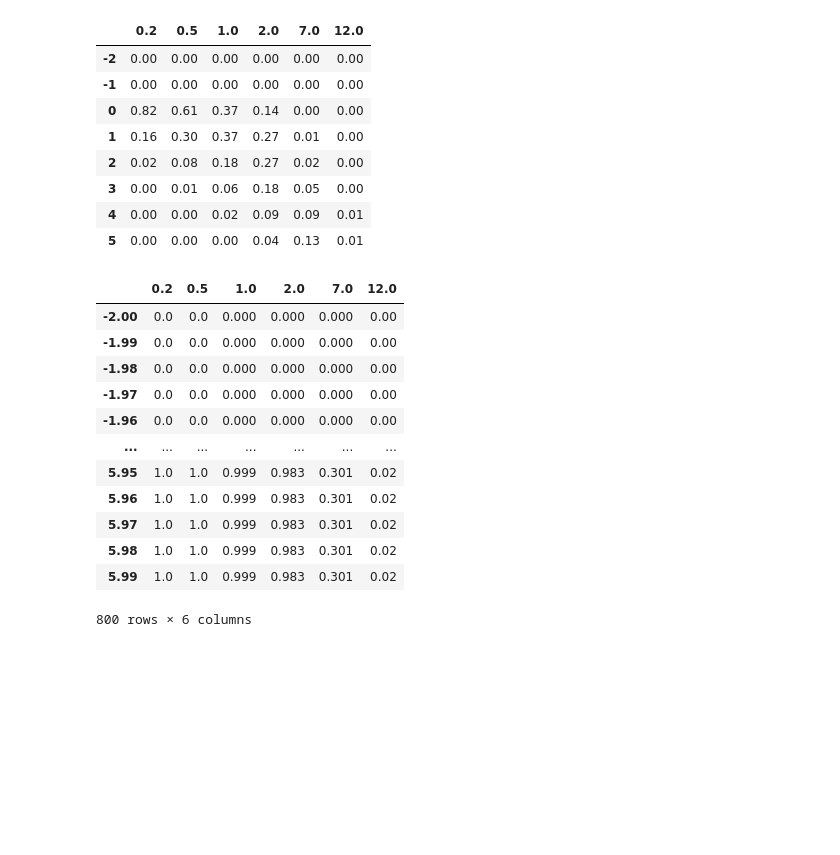
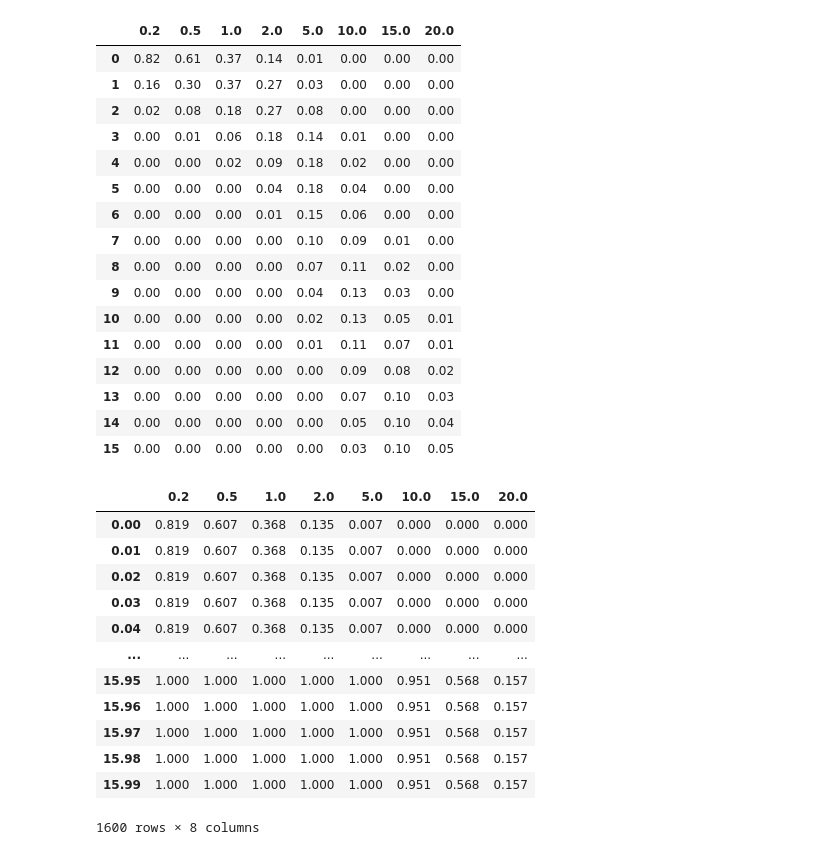
Before and after one commit to katewall/medium_tutorials, a Jupyter notebook: 220219_Medium_PoissonDistribution.ipynb, the cells around one changed output. Cells and saved outputs as stored; diff of their text form; code cells hidden in the pictures; blank space fills up the shorter version.

```diff
--- a/220219_Medium_PoissonDistribution.ipynb
+++ b/220219_Medium_PoissonDistribution.ipynb
@@ -9,45 +9,53 @@ from scipy.special import factorial
 from scipy.stats import poisson
 import plotly.express as px
 # %%
-x_disc = np.arange(-2, 5+1, 1)
-x_cont = np.arange(-2, 5+1, 0.01, dtype='float').round(2)
+x_disc = np.arange(0, 15+1, 1)
+x_cont = np.arange(0, 15+1, 0.01, dtype='float').round(2)
 # %%
 #Poisson
-lambda_list = np.array([0.2, 0.5, 1, 2, 7, 12], dtype='float')
+lambda_list = np.array([0.2, 0.5, 1, 2, 5, 10, 15, 20], dtype='float')
 pois_pmf = pd.DataFrame(index = x_disc)
 pois_cdf = pd.DataFrame(index = x_cont)
 
 for p in lambda_list:
   pois_pmf[str(p)] = poisson.pmf(x_disc, p)
   pois_cdf[str(p)] = poisson.cdf(x_cont, p)
 
 pois_pmf.round(2)
 # %% [output]
-|  | 0.2 | 0.5 | 1.0 | 2.0 | 7.0 | 12.0 |
-| -2 | 0.00 | 0.00 | 0.00 | 0.00 | 0.00 | 0.00 |
-| -1 | 0.00 | 0.00 | 0.00 | 0.00 | 0.00 | 0.00 |
-| 0 | 0.82 | 0.61 | 0.37 | 0.14 | 0.00 | 0.00 |
-| 1 | 0.16 | 0.30 | 0.37 | 0.27 | 0.01 | 0.00 |
-| 2 | 0.02 | 0.08 | 0.18 | 0.27 | 0.02 | 0.00 |
-| 3 | 0.00 | 0.01 | 0.06 | 0.18 | 0.05 | 0.00 |
-| 4 | 0.00 | 0.00 | 0.02 | 0.09 | 0.09 | 0.01 |
-| 5 | 0.00 | 0.00 | 0.00 | 0.04 | 0.13 | 0.01 |
+|  | 0.2 | 0.5 | 1.0 | 2.0 | 5.0 | 10.0 | 15.0 | 20.0 |
+| 0 | 0.82 | 0.61 | 0.37 | 0.14 | 0.01 | 0.00 | 0.00 | 0.00 |
+| 1 | 0.16 | 0.30 | 0.37 | 0.27 | 0.03 | 0.00 | 0.00 | 0.00 |
+| 2 | 0.02 | 0.08 | 0.18 | 0.27 | 0.08 | 0.00 | 0.00 | 0.00 |
+| 3 | 0.00 | 0.01 | 0.06 | 0.18 | 0.14 | 0.01 | 0.00 | 0.00 |
+| 4 | 0.00 | 0.00 | 0.02 | 0.09 | 0.18 | 0.02 | 0.00 | 0.00 |
+| 5 | 0.00 | 0.00 | 0.00 | 0.04 | 0.18 | 0.04 | 0.00 | 0.00 |
+| 6 | 0.00 | 0.00 | 0.00 | 0.01 | 0.15 | 0.06 | 0.00 | 0.00 |
+| 7 | 0.00 | 0.00 | 0.00 | 0.00 | 0.10 | 0.09 | 0.01 | 0.00 |
+| 8 | 0.00 | 0.00 | 0.00 | 0.00 | 0.07 | 0.11 | 0.02 | 0.00 |
+| 9 | 0.00 | 0.00 | 0.00 | 0.00 | 0.04 | 0.13 | 0.03 | 0.00 |
+| 10 | 0.00 | 0.00 | 0.00 | 0.00 | 0.02 | 0.13 | 0.05 | 0.01 |
+| 11 | 0.00 | 0.00 | 0.00 | 0.00 | 0.01 | 0.11 | 0.07 | 0.01 |
+| 12 | 0.00 | 0.00 | 0.00 | 0.00 | 0.00 | 0.09 | 0.08 | 0.02 |
+| 13 | 0.00 | 0.00 | 0.00 | 0.00 | 0.00 | 0.07 | 0.10 | 0.03 |
+| 14 | 0.00 | 0.00 | 0.00 | 0.00 | 0.00 | 0.05 | 0.10 | 0.04 |
+| 15 | 0.00 | 0.00 | 0.00 | 0.00 | 0.00 | 0.03 | 0.10 | 0.05 |
 # %%
 pois_cdf.round(3)
 # %% [output]
-|  | 0.2 | 0.5 | 1.0 | 2.0 | 7.0 | 12.0 |
-| -2.00 | 0.0 | 0.0 | 0.000 | 0.000 | 0.000 | 0.00 |
-| -1.99 | 0.0 | 0.0 | 0.000 | 0.000 | 0.000 | 0.00 |
-| -1.98 | 0.0 | 0.0 | 0.000 | 0.000 | 0.000 | 0.00 |
-| -1.97 | 0.0 | 0.0 | 0.000 | 0.000 | 0.000 | 0.00 |
-| -1.96 | 0.0 | 0.0 | 0.000 | 0.000 | 0.000 | 0.00 |
-| ... | ... | ... | ... | ... | ... | ... |
-| 5.95 | 1.0 | 1.0 | 0.999 | 0.983 | 0.301 | 0.02 |
-| 5.96 | 1.0 | 1.0 | 0.999 | 0.983 | 0.301 | 0.02 |
-| 5.97 | 1.0 | 1.0 | 0.999 | 0.983 | 0.301 | 0.02 |
-| 5.98 | 1.0 | 1.0 | 0.999 | 0.983 | 0.301 | 0.02 |
-| 5.99 | 1.0 | 1.0 | 0.999 | 0.983 | 0.301 | 0.02 |
+|  | 0.2 | 0.5 | 1.0 | 2.0 | 5.0 | 10.0 | 15.0 | 20.0 |
+| 0.00 | 0.819 | 0.607 | 0.368 | 0.135 | 0.007 | 0.000 | 0.000 | 0.000 |
+| 0.01 | 0.819 | 0.607 | 0.368 | 0.135 | 0.007 | 0.000 | 0.000 | 0.000 |
+| 0.02 | 0.819 | 0.607 | 0.368 | 0.135 | 0.007 | 0.000 | 0.000 | 0.000 |
+| 0.03 | 0.819 | 0.607 | 0.368 | 0.135 | 0.007 | 0.000 | 0.000 | 0.000 |
+| 0.04 | 0.819 | 0.607 | 0.368 | 0.135 | 0.007 | 0.000 | 0.000 | 0.000 |
+| ... | ... | ... | ... | ... | ... | ... | ... | ... |
+| 15.95 | 1.000 | 1.000 | 1.000 | 1.000 | 1.000 | 0.951 | 0.568 | 0.157 |
+| 15.96 | 1.000 | 1.000 | 1.000 | 1.000 | 1.000 | 0.951 | 0.568 | 0.157 |
+| 15.97 | 1.000 | 1.000 | 1.000 | 1.000 | 1.000 | 0.951 | 0.568 | 0.157 |
+| 15.98 | 1.000 | 1.000 | 1.000 | 1.000 | 1.000 | 0.951 | 0.568 | 0.157 |
+| 15.99 | 1.000 | 1.000 | 1.000 | 1.000 | 1.000 | 0.951 | 0.568 | 0.157 |
-800 rows × 6 columns
+1600 rows × 8 columns
 # %%
 pois_cdf.reset_index(drop=False, inplace=True)
 pois_cdf_melt = pois_cdf.melt(id_vars=['index']).round(5)
```
Also changed, not shown: parts of 5 cells of this notebook.
